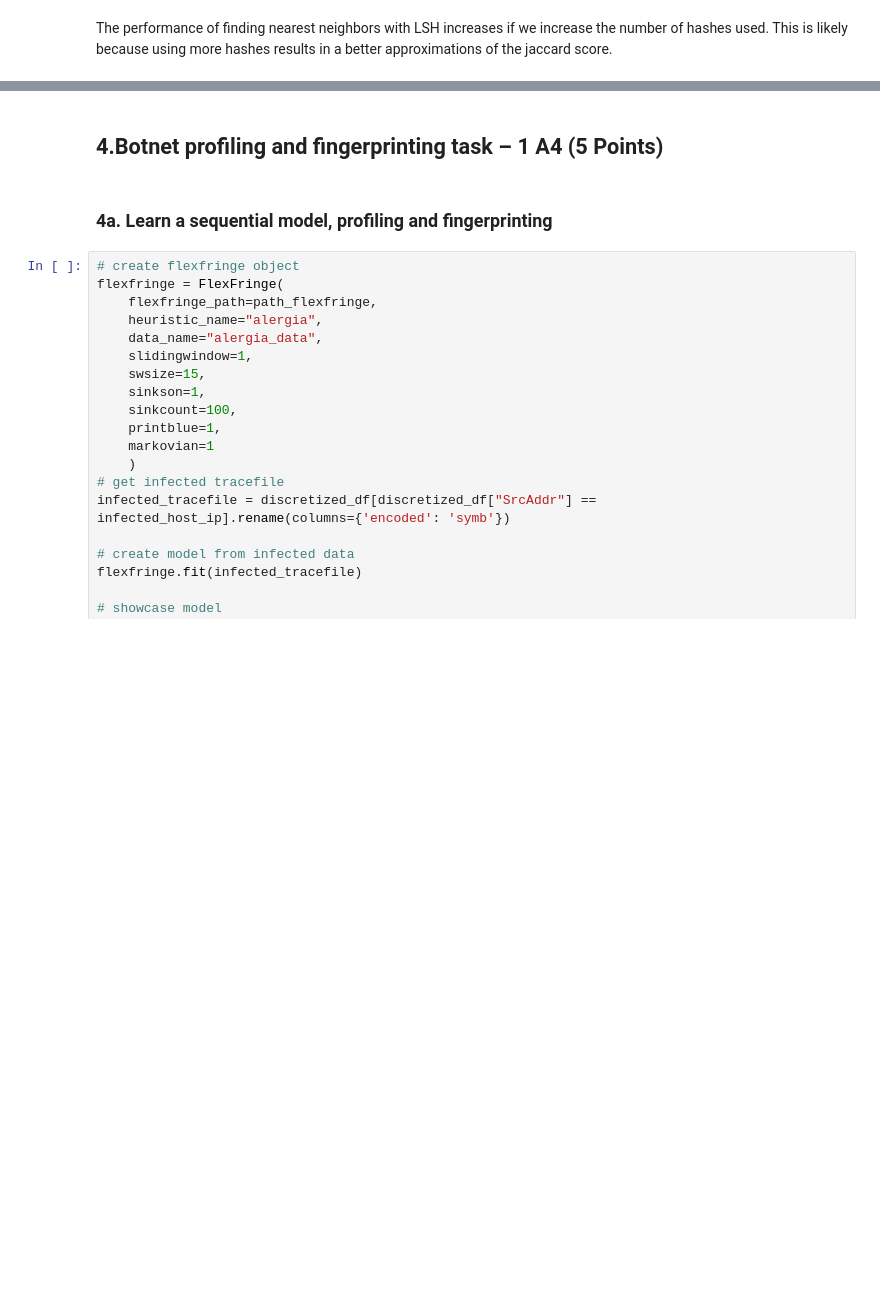
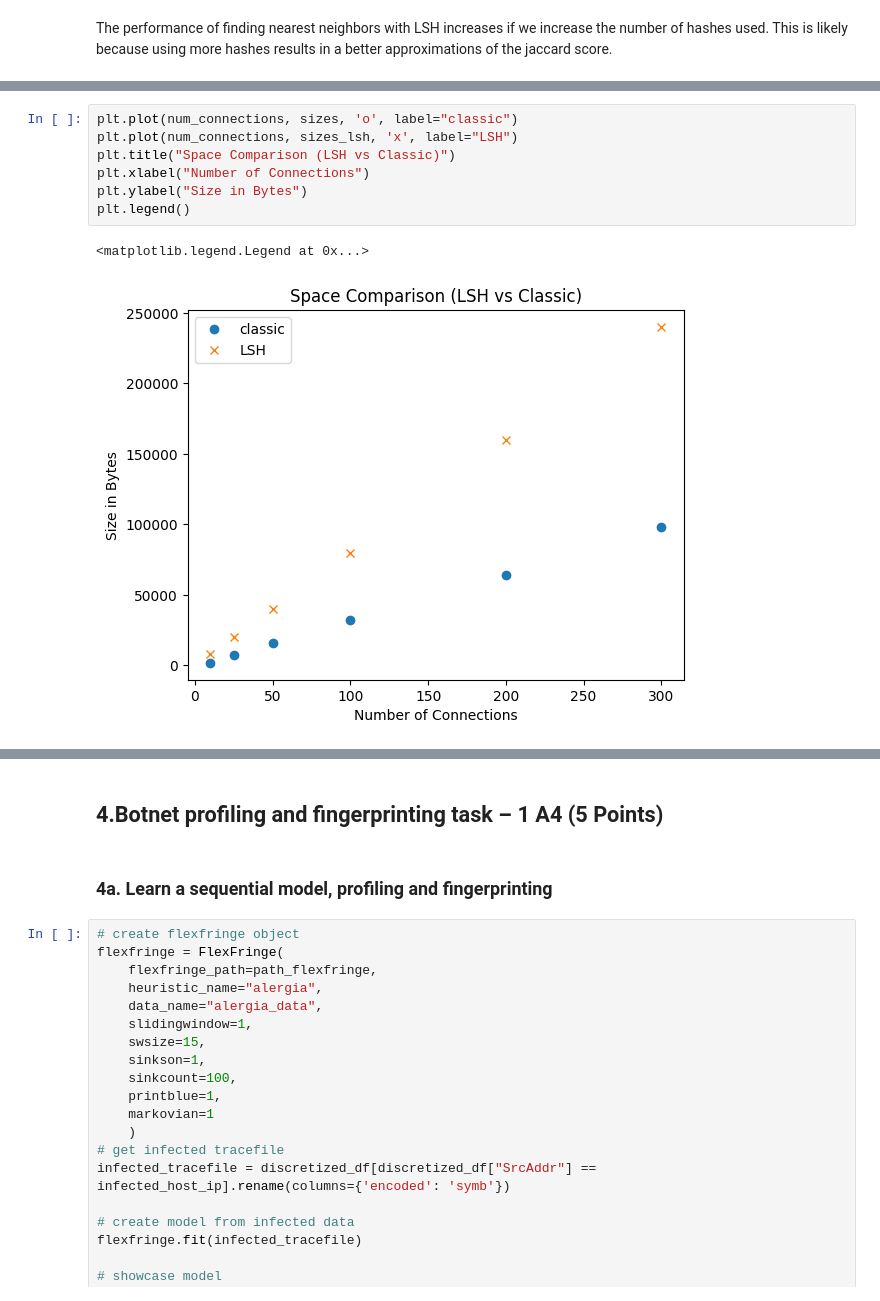
Before and after one commit to BigLob/CDA, a Jupyter notebook: Lab3_1.ipynb, the cells around one changed output, grey strips where cells are left out. Drawn from its saved outputs; the diff is of its cells as text; blank space fills up the shorter version.

```diff
--- a/Lab3_1.ipynb
+++ b/Lab3_1.ipynb
@@ -525,0 +539,10 @@ plt.legend()
+# %%
+plt.plot(num_connections, sizes, 'o', label="classic")
+plt.plot(num_connections, sizes_lsh, 'x', label="LSH")
+plt.title("Space Comparison (LSH vs Classic)")
+plt.xlabel("Number of Connections")
+plt.ylabel("Size in Bytes")
+plt.legend()
+# %% [output]
+<matplotlib.legend.Legend at 0x...>
+[figure, added]
```
Also changed, not shown: parts of 15 cells of this notebook.
